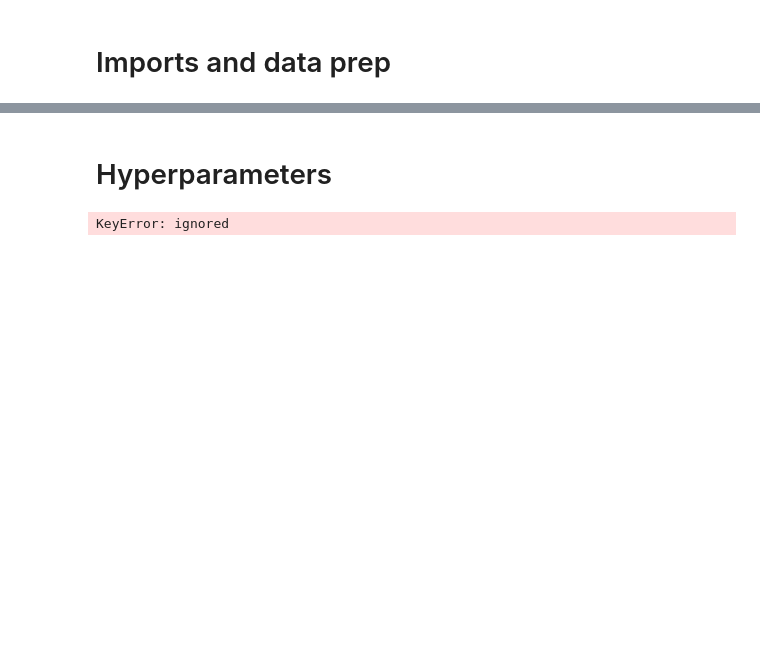
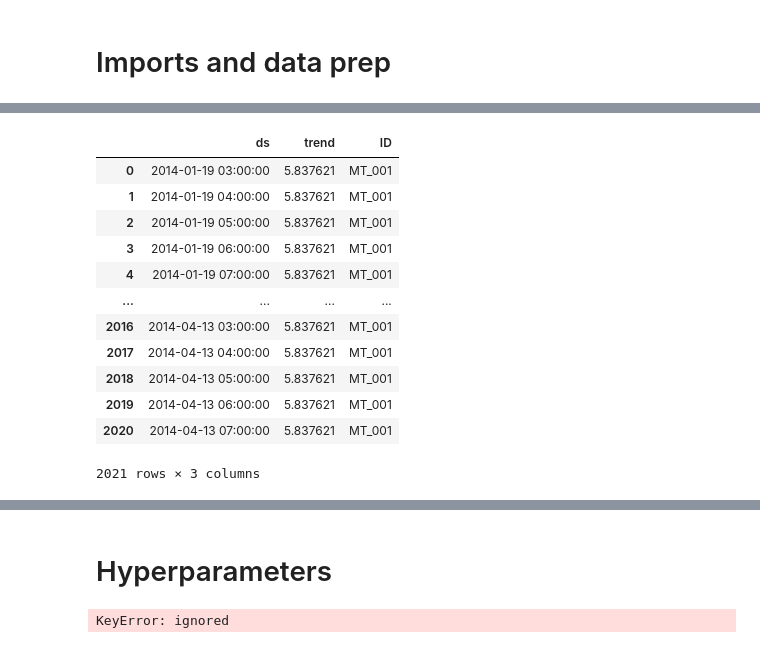
Before and after one commit to ben10ben/Interpretable-time-series-forecasting-at-scale, a Jupyter notebook: TFT_Notebook.ipynb, the cells around one changed output, grey strips where cells are left out. Saved outputs shown, nothing was run; the diff lists cells and outputs as text; code cells hidden in the pictures; blank space fills up the shorter version.

```diff
--- a/TFT_Notebook.ipynb
+++ b/TFT_Notebook.ipynb
@@ -165,0 +841,16 @@ best_tft.hparams.batch_size
+# %%
+m.predict_trend(df_test)
+# %% [output]
+|  | ds | trend | ID |
+| 0 | 2014-01-19 03:00:00 | 5.837621 | MT_001 |
+| 1 | 2014-01-19 04:00:00 | 5.837621 | MT_001 |
+| 2 | 2014-01-19 05:00:00 | 5.837621 | MT_001 |
+| 3 | 2014-01-19 06:00:00 | 5.837621 | MT_001 |
+| 4 | 2014-01-19 07:00:00 | 5.837621 | MT_001 |
+| ... | ... | ... | ... |
+| 2016 | 2014-04-13 03:00:00 | 5.837621 | MT_001 |
+| 2017 | 2014-04-13 04:00:00 | 5.837621 | MT_001 |
+| 2018 | 2014-04-13 05:00:00 | 5.837621 | MT_001 |
+| 2019 | 2014-04-13 06:00:00 | 5.837621 | MT_001 |
+| 2020 | 2014-04-13 07:00:00 | 5.837621 | MT_001 |
+2021 rows × 3 columns
```
Also changed, not shown: parts of 33 cells of this notebook, 3 other files.
